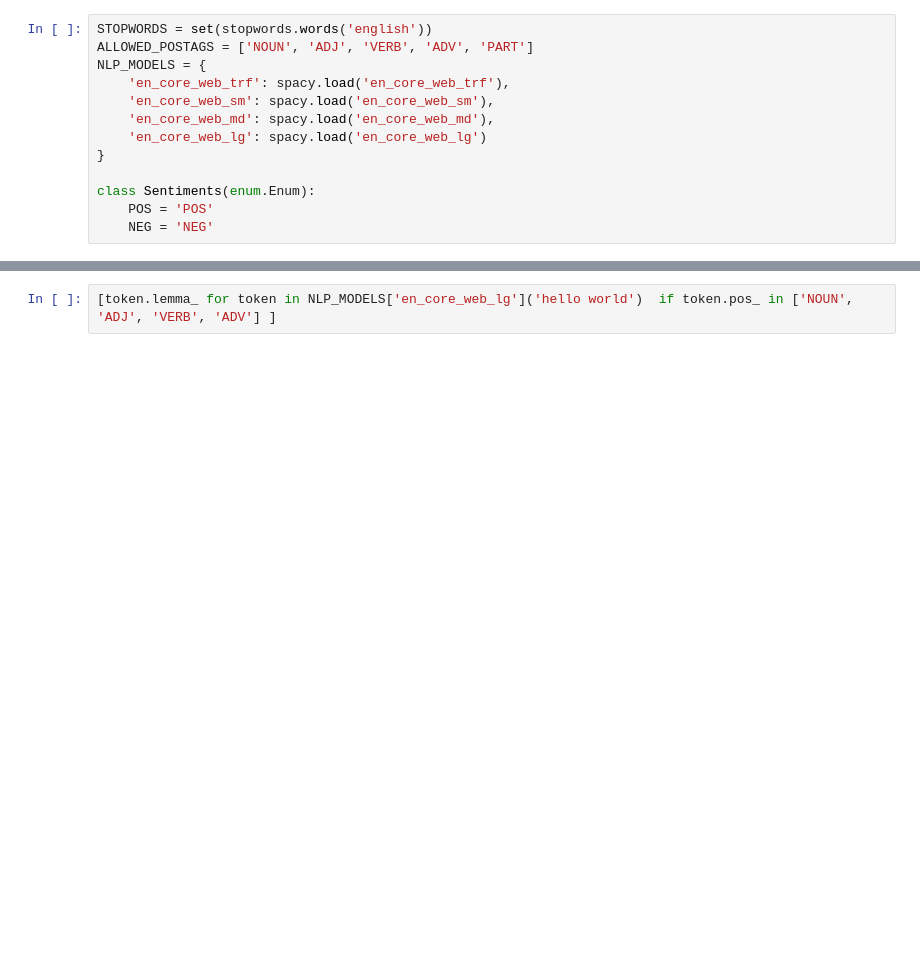
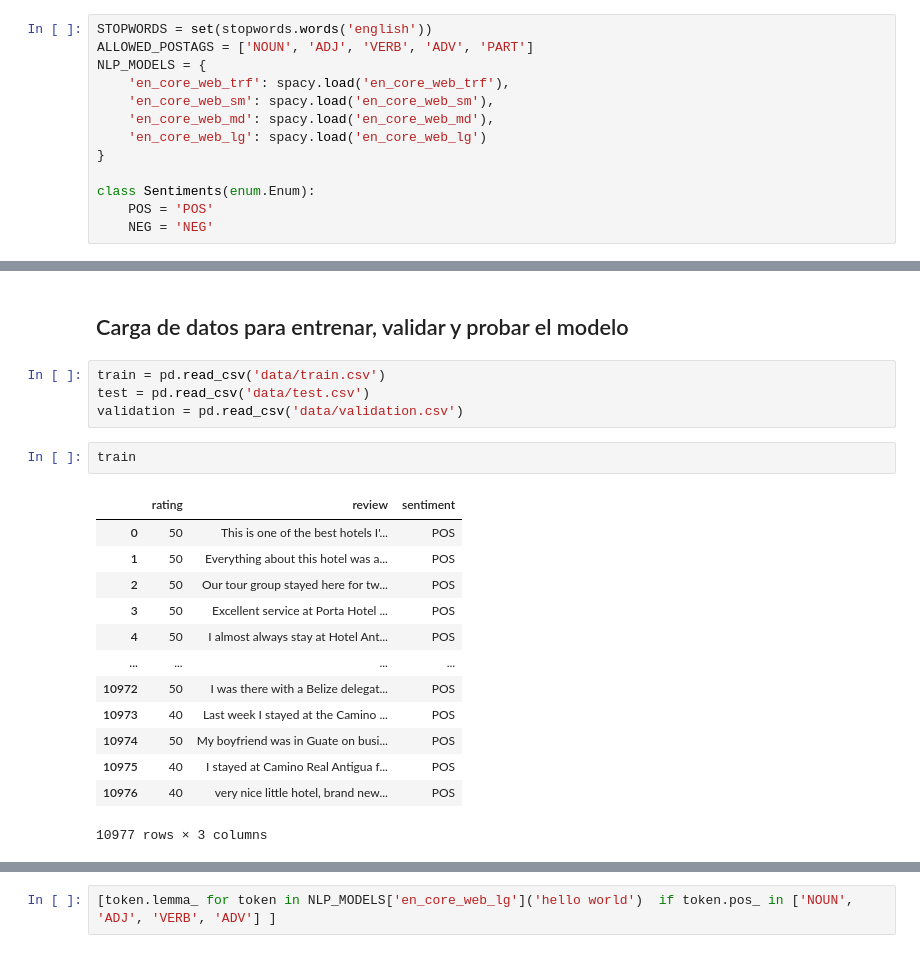
Before and after one commit to EquipoAlfaBuenaMaravillaOndaDinamita/cmiads-tmnlp-h3, a Jupyter notebook: model.ipynb, the cells around one changed output, grey strips where cells are left out. Saved outputs shown, nothing was run; the diff lists cells and outputs as text; blank space fills up the shorter version.

Commit message:
ordenar codigo, funcion de metricas, modelo de prueba, draft de iterar varios modelos

```diff
--- a/model.ipynb
+++ b/model.ipynb
@@ -237,0 +334,22 @@ SPACE|space
+# %% [markdown]
+## Carga de datos para entrenar, validar y probar el modelo
+# %%
+train = pd.read_csv('data/train.csv')
+test = pd.read_csv('data/test.csv')
+validation = pd.read_csv('data/validation.csv')
+# %%
+train
+# %% [output]
+|  | rating | review | sentiment |
+| 0 | 50 | This is one of the best hotels I'... | POS |
+| 1 | 50 | Everything about this hotel was a... | POS |
+| 2 | 50 | Our tour group stayed here for tw... | POS |
+| 3 | 50 | Excellent service at Porta Hotel ... | POS |
+| 4 | 50 | I almost always stay at Hotel Ant... | POS |
+| ... | ... | ... | ... |
+| 10972 | 50 | I was there with a Belize delegat... | POS |
+| 10973 | 40 | Last week I stayed at the Camino ... | POS |
+| 10974 | 50 | My boyfriend was in Guate on busi... | POS |
+| 10975 | 40 | I stayed at Camino Real Antigua f... | POS |
+| 10976 | 40 | very nice little hotel, brand new... | POS |
+10977 rows × 3 columns
```
Also changed, not shown: parts of 28 cells of this notebook, 1 other file.
